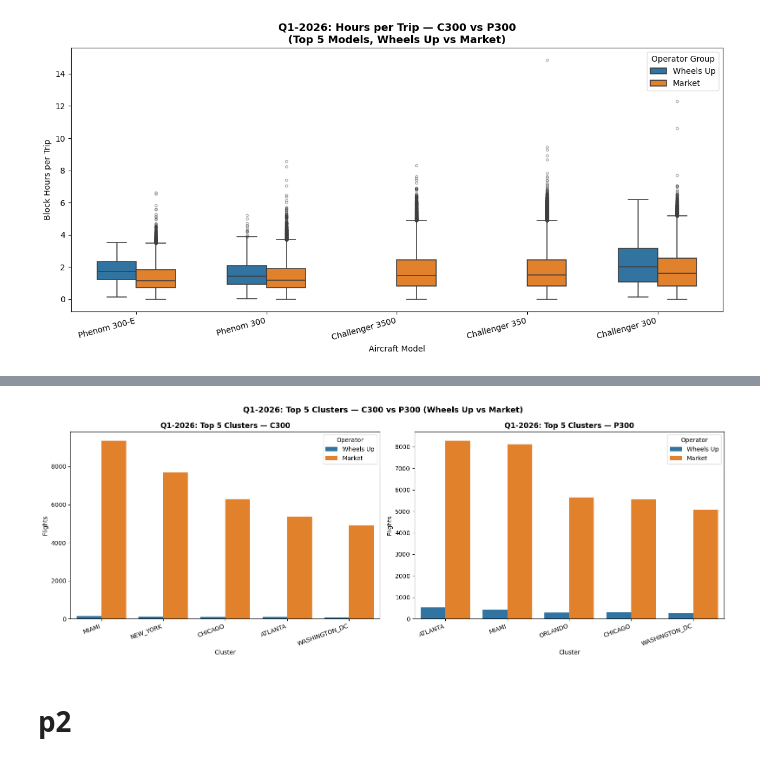
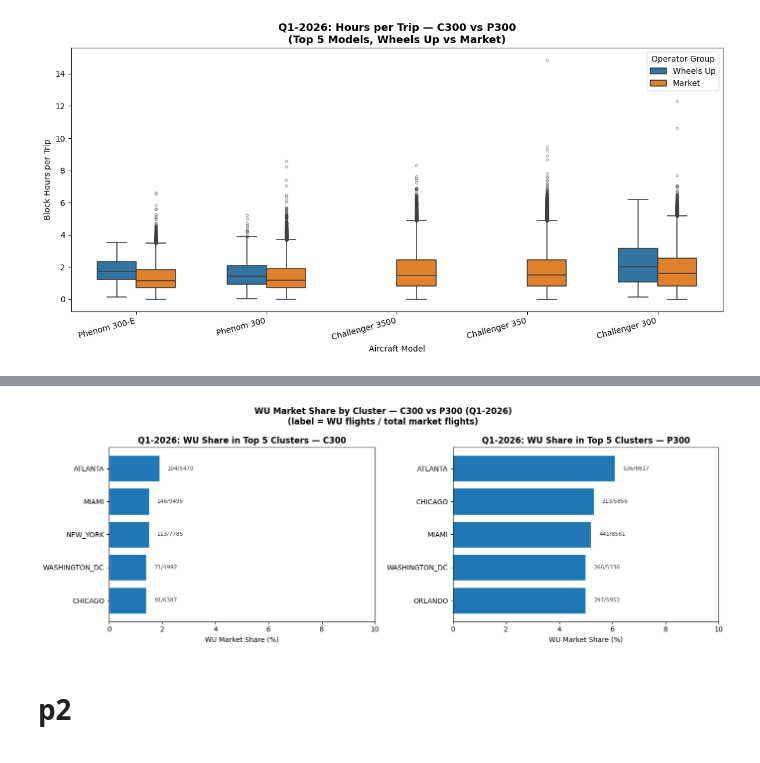
Before and after one commit to tausif-agntworksai/flight-pipeline, a Jupyter notebook: pricing/eda/vedant/WingXAnalysis_va_v3.ipynb, the cells around one changed output, grey strips where cells are left out. Saved outputs shown, nothing was run; the diff lists cells and outputs as text; code cells hidden in the pictures.

```diff
--- a/pricing/eda/vedant/WingXAnalysis_va_v3.ipynb
+++ b/pricing/eda/vedant/WingXAnalysis_va_v3.ipynb
@@ -177,32 +169,29 @@ Q1-2026 Top 5 Clusters — P300:
 # %%
-# Q1-2026 Cluster Bar Chart — C300 and P300 side by side
-fig, axes = plt.subplots(1, 2, figsize=(16, 6))
+# Q1-2026 Cluster Bar Chart — WU market share % in top 5 clusters
+fig, axes = plt.subplots(1, 2, figsize=(14, 5))
 
-for ax, grp in zip(axes, ['C300', 'P300']):
-    grp_data = cluster_agg[cluster_agg['aircraft_group'] == grp]
+for ax, (grp, top5) in zip(axes, [('C300', top5_c300), ('P300', top5_p300)]):
+    top5 = top5.sort_values('wu_share_pct', ascending=True)
 
-    top5 = grp_data.groupby('cluster')['flights'].sum().nlargest(5).index.tolist()
-    plot_data = grp_data[grp_data['cluster'].isin(top5)]
+    bars = ax.barh(top5['cluster'], top5['wu_share_pct'], edgecolor='white')
 
-    sns.barplot(
-        data=plot_data,
-        x='cluster', y='flights',
-        hue='operator_group',
-        hue_order=['Wheels Up', 'Market'],
-        order=top5, ax=ax
-    )
-    ax.set_title(f'Q1-2026: Top 5 Clusters — {grp}', fontsize=12, fontweight='bold')
-    ax.set_xlabel('Cluster')
-    ax.set_ylabel('Flights')
-    ax.legend(title='Operator')
-    plt.setp(ax.get_xticklabels(), rotation=20, ha='right')
+    # Annotate: WU flights / total flights
+    for bar, (_, row) in zip(bars, top5.iterrows()):
+        ax.text(bar.get_width() + 0.3, bar.get_y() + bar.get_height() / 2,
+                f"{int(row['wu_flights'])}/{int(row['total_flights'])}",
+                va='center', fontsize=8, color='#333333')
 
-plt.suptitle('Q1-2026: Top 5 Clusters — C300 vs P300 (Wheels Up vs Market)',
-             fontsize=13, fontweight='bold')
+    ax.set_xlabel('WU Market Share (%)')
+    ax.set_title(f'Q1-2026: WU Share in Top 5 Clusters — {grp}', fontsize=12, fontweight='bold')
+    ax.set_xlim(0, max(top5['wu_share_pct'].max() * 1.3, 10))
+
+plt.suptitle('WU Market Share by Cluster — C300 vs P300 (Q1-2026)\n(label = WU flights / total market flights)',
+             fontsize=12, fontweight='bold')
 plt.tight_layout()
+plt.savefig('q1_2026_wu_cluster_share.png', dpi=150, bbox_inches='tight')
 plt.show()
 # %% [output]
-[figure, old version]
+[figure, new version]
 # %% [markdown]
 # p2
 # %%
```
Also changed, not shown: parts of 5 cells of this notebook, 1 other file.
